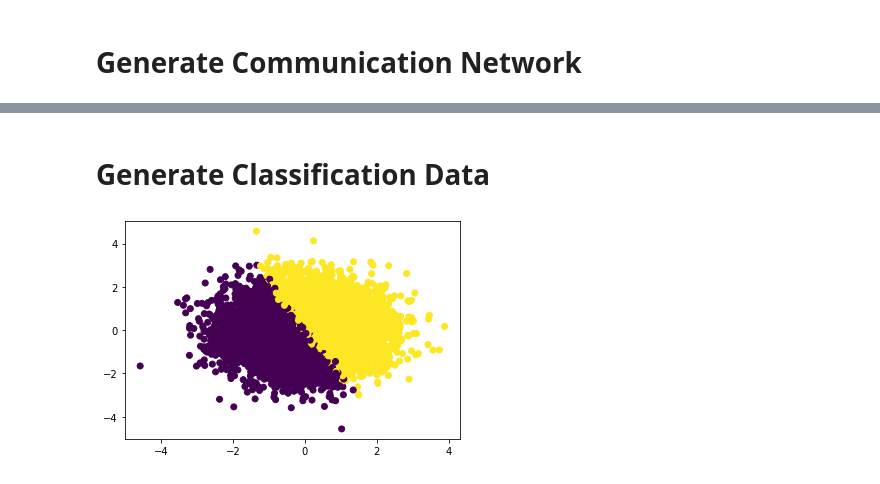
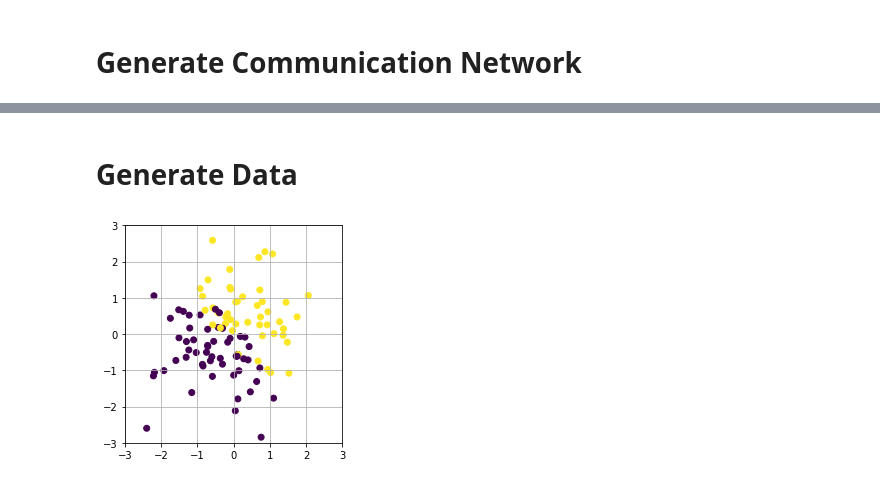
Before and after one commit to evanjfaulkner/Distributed-Opt, a Jupyter notebook: distributed_opt_ex.ipynb, the cells around one changed output, grey strips where cells are left out. Cells and saved outputs as stored; diff of their text form; code cells hidden in the pictures.

```diff
--- a/distributed_opt_ex.ipynb
+++ b/distributed_opt_ex.ipynb
@@ -36,18 +38,23 @@ nx.draw_spectral(G)
 # %% [markdown]
-# Generate Classification Data
+# Generate Data
 # %%
 d = 2  # Dimension of the data
-m = 10000  # Total training examples
+m = 100  # Total training examples
 m_i = math.ceil(m/n)  # Individual training examples
 
 X = np.random.randn(m,d)
-a = np.random.randn(d)
+a = np.ones(d) #np.random.randn(d)
 a = a/la.norm(a)
-eta = 0.1
-y = np.sign(np.dot(X,a)+(eta*np.random.randn(m)))
+eta = 0.2
+xi_t = 0.1*np.random.randn(d)
+y = np.sign(np.dot(X,a+xi_t)+(eta*np.random.randn(m)))
 
 plt.figure()
 plt.scatter(X[:,0], X[:,1], c=y)
+plt.xlim(-3,3)
+plt.ylim(-3,3)
+plt.grid()
+plt.gca().set_aspect('equal')
 plt.show()
 # %% [output]
-[figure, old version]
+[figure, new version]
```
Also changed, not shown: parts of 2 cells of this notebook.
